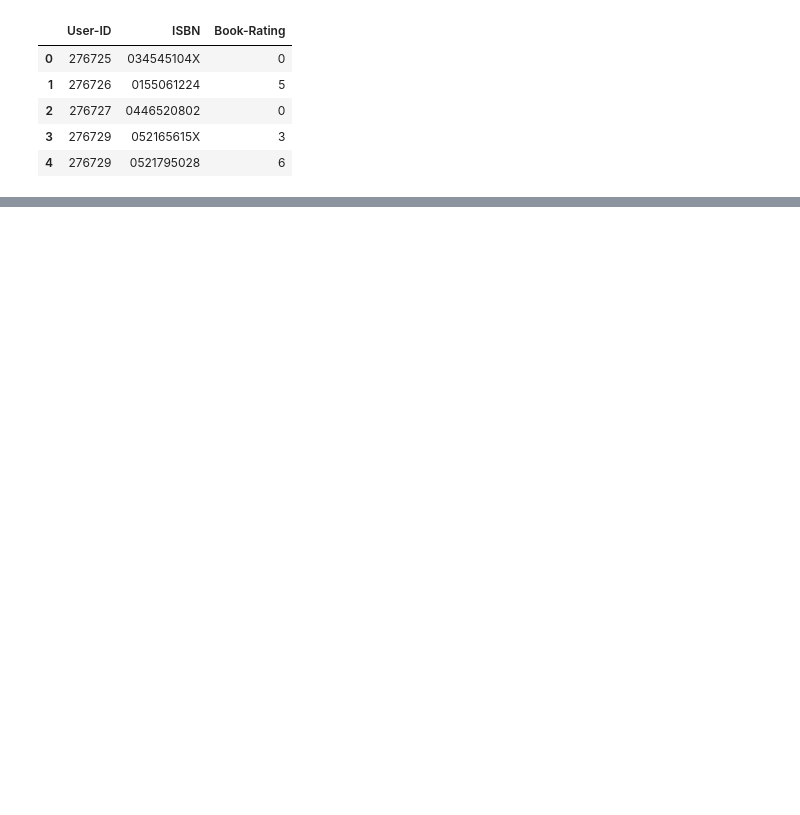
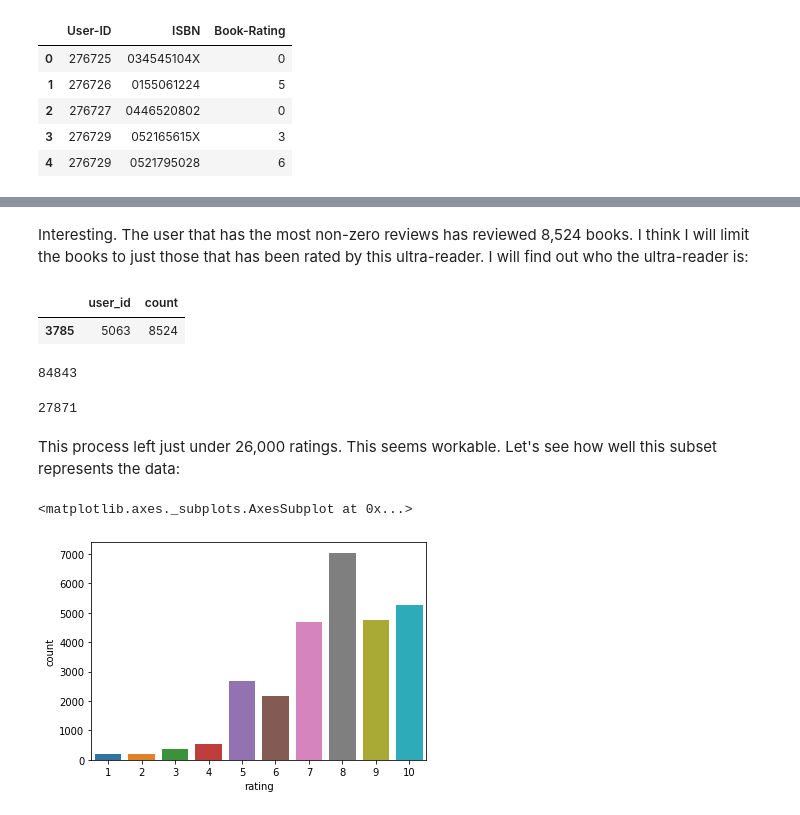
Before and after one commit to mikeasilva/CUNY-SPS, a Jupyter notebook: DATA612/Project4.ipynb, the cells around one changed output, grey strips where cells are left out. Saved outputs shown, nothing was run; the diff lists cells and outputs as text; code cells hidden in the pictures; blank space fills up the shorter version.

```diff
--- a/DATA612/Project4.ipynb
+++ b/DATA612/Project4.ipynb
@@ -69,0 +148,27 @@ items.head()
+# %% [markdown]
+Interesting.  The user that has the most non-zero reviews has reviewed 8,524 books.  I think I will limit the books to just those that has been rated by this ultra-reader.  I will find out who the ultra-reader is:
+# %%
+temp[temp["count"] == 8524]
+# %% [output]
+|  | user_id | count |
+| 3785 | 5063 | 8524 |
+# %%
+book_filter = non_zero_ratings[non_zero_ratings["user_id"] == 5063]["book_id"].to_frame().reset_index(drop=True)
+non_zero_ratings = pd.merge(non_zero_ratings, book_filter).reset_index(drop=True)
+len(non_zero_ratings.index)
+# %% [output]
+84843
+# %%
+user_filter = non_zero_ratings.groupby("user_id")["user_id"].count().to_frame().rename(columns={"user_id": "count"}).reset_index()
+user_filter = user_filter[user_filter["count"] > 14].reset_index(drop=True)
+non_zero_ratings = pd.merge(non_zero_ratings, user_filter).reset_index(drop=True)
+len(non_zero_ratings.index)
+# %% [output]
+27871
+# %% [markdown]
+This process left just under 26,000 ratings.  This seems workable.  Let's see how well this subset represents the data:
+# %%
+sns.countplot(x="rating", data=non_zero_ratings)
+# %% [output]
+<matplotlib.axes._subplots.AxesSubplot at 0x...>
+[figure, added]
```
Also changed, not shown: parts of 25 cells of this notebook.
